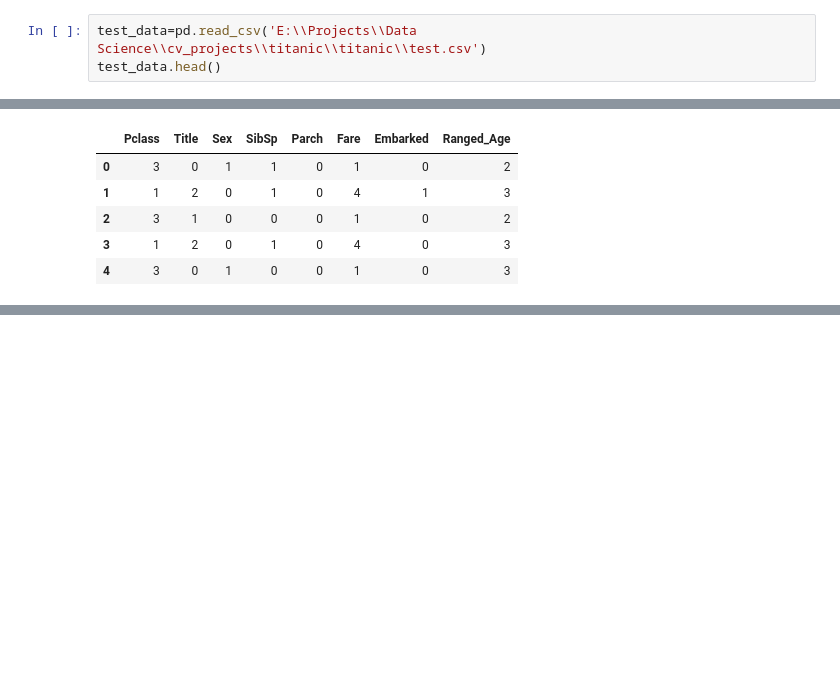
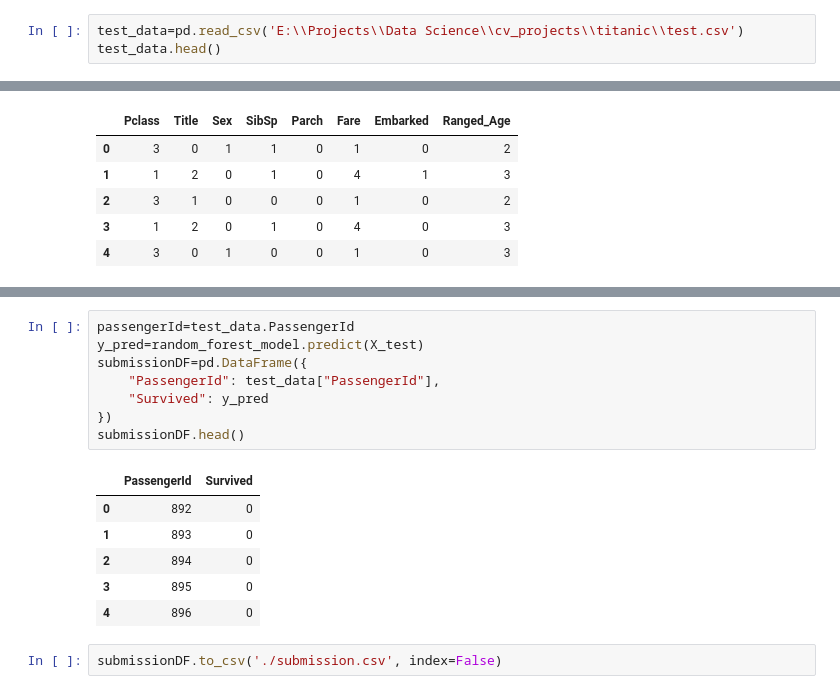
Before and after one commit to AhmedKKhalid/Titanic, a Jupyter notebook: Notebook/Titanic.ipynb, the cells around one changed output, grey strips where cells are left out. Cells and saved outputs as stored; diff of their text form; blank space fills up the shorter version.

```diff
--- a/Notebook/Titanic.ipynb
+++ b/Notebook/Titanic.ipynb
@@ -576,5 +576,5 @@ Name: Survived, dtype: int64
 # %%
-test_data=pd.read_csv('E:\\Projects\\Data Science\\cv_projects\\titanic\\titanic\\test.csv')
+test_data=pd.read_csv('E:\\Projects\\Data Science\\cv_projects\\titanic\\test.csv')
 test_data.head()
 # %% [output]
 |  | PassengerId | Pclass | Name | Sex | Age | SibSp | Parch | Ticket | Fare | Cabin | ... |
@@ -779,0 +764,17 @@ weighted avg       0.98      0.98      0.98       418
+# %%
+passengerId=test_data.PassengerId
+y_pred=random_forest_model.predict(X_test)
+submissionDF=pd.DataFrame({
+    "PassengerId": test_data["PassengerId"],
+    "Survived": y_pred
+})
+submissionDF.head()
+# %% [output]
+|  | PassengerId | Survived |
+| 0 | 892 | 0 |
+| 1 | 893 | 0 |
+| 2 | 894 | 0 |
+| 3 | 895 | 0 |
+| 4 | 896 | 0 |
+# %%
+submissionDF.to_csv('./submission.csv', index=False)
```
Also changed, not shown: parts of 44 cells of this notebook.
